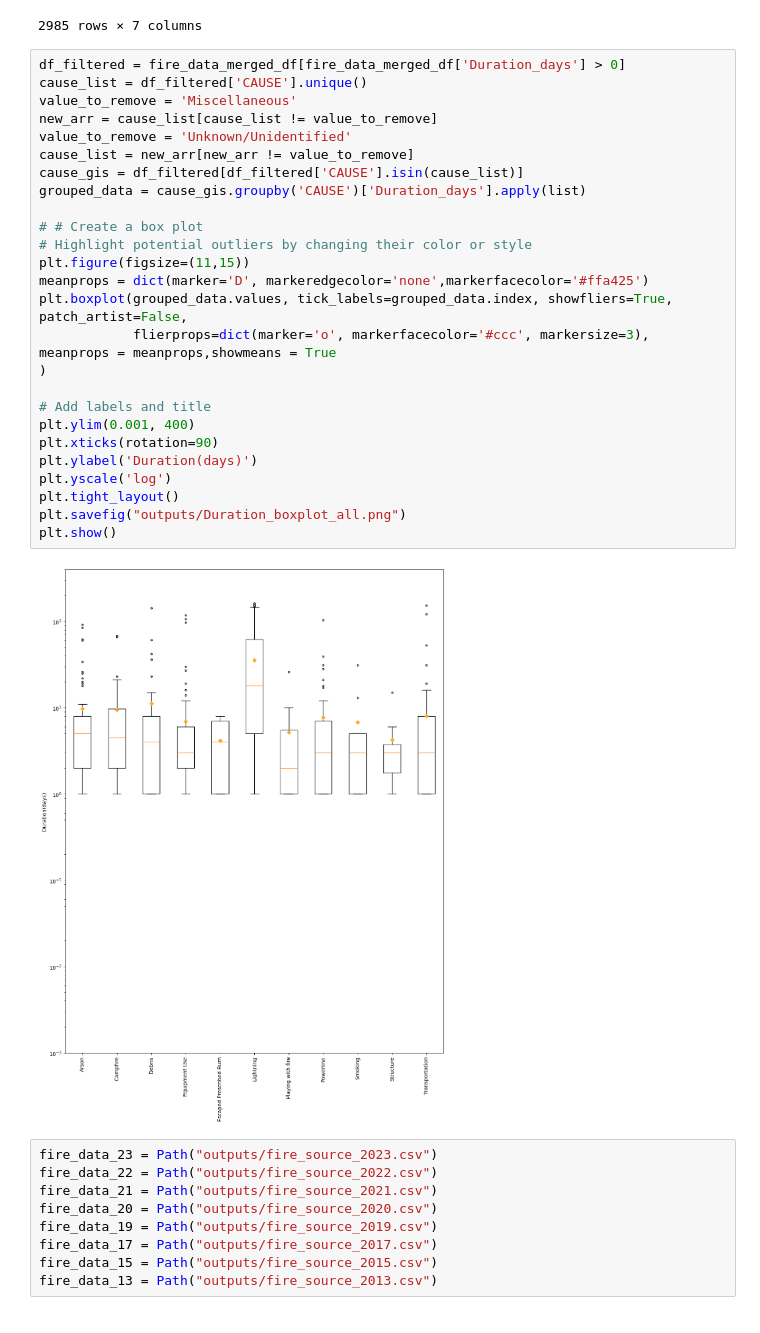
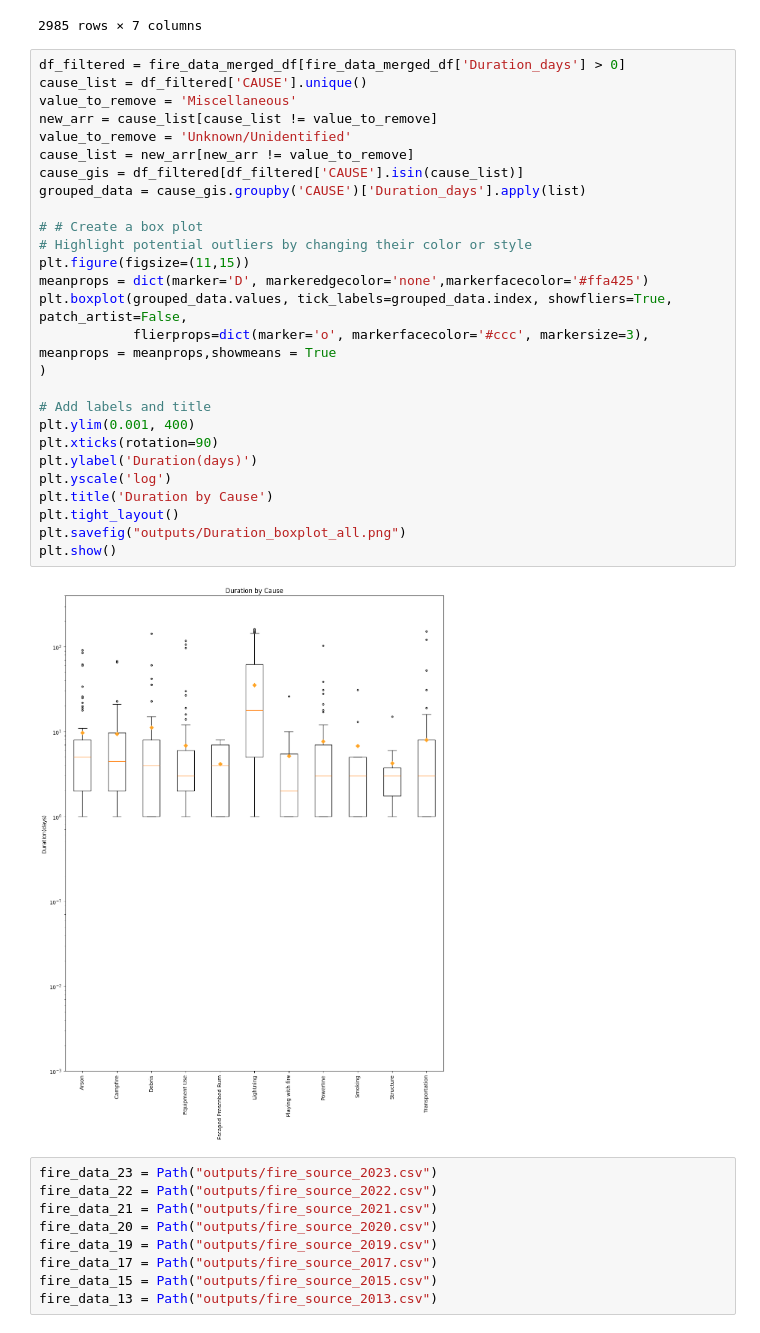
Before and after one commit to epsilonite/pandas-project, a Jupyter notebook: California Wildfire Seasonality/Long/Merged_Ignition_Source.ipynb, the cells around one changed output. Cells and saved outputs as stored; diff of their text form.

```diff
--- a/California Wildfire Seasonality/Long/Merged_Ignition_Source.ipynb
+++ b/California Wildfire Seasonality/Long/Merged_Ignition_Source.ipynb
@@ -115,31 +116,32 @@ fire_data_merged_df.sort_values(by='Duration')
 # %%
 df_filtered = fire_data_merged_df[fire_data_merged_df['Duration_days'] > 0]
 cause_list = df_filtered['CAUSE'].unique()
 value_to_remove = 'Miscellaneous'
 new_arr = cause_list[cause_list != value_to_remove]
 value_to_remove = 'Unknown/Unidentified'
 cause_list = new_arr[new_arr != value_to_remove]
 cause_gis = df_filtered[df_filtered['CAUSE'].isin(cause_list)]
 grouped_data = cause_gis.groupby('CAUSE')['Duration_days'].apply(list)
 
 # # Create a box plot
 # Highlight potential outliers by changing their color or style
 plt.figure(figsize=(11,15))
 meanprops = dict(marker='D', markeredgecolor='none',markerfacecolor='#ffa425')
 plt.boxplot(grouped_data.values, tick_labels=grouped_data.index, showfliers=True, patch_artist=False,
             flierprops=dict(marker='o', markerfacecolor='#ccc', markersize=3), meanprops = meanprops,showmeans = True
 )
 
 # Add labels and title
 plt.ylim(0.001, 400)
 plt.xticks(rotation=90)
 plt.ylabel('Duration(days)')
 plt.yscale('log')
+plt.title('Duration by Cause')
 plt.tight_layout()
 plt.savefig("outputs/Duration_boxplot_all.png")
 plt.show()
 # %% [output]
-[figure, old version]
+[figure, new version]
 # %%
 fire_data_23 = Path("outputs/fire_source_2023.csv")
 fire_data_22 = Path("outputs/fire_source_2022.csv")
```
Also changed, not shown: parts of 1 cell of this notebook, 1 other file.
